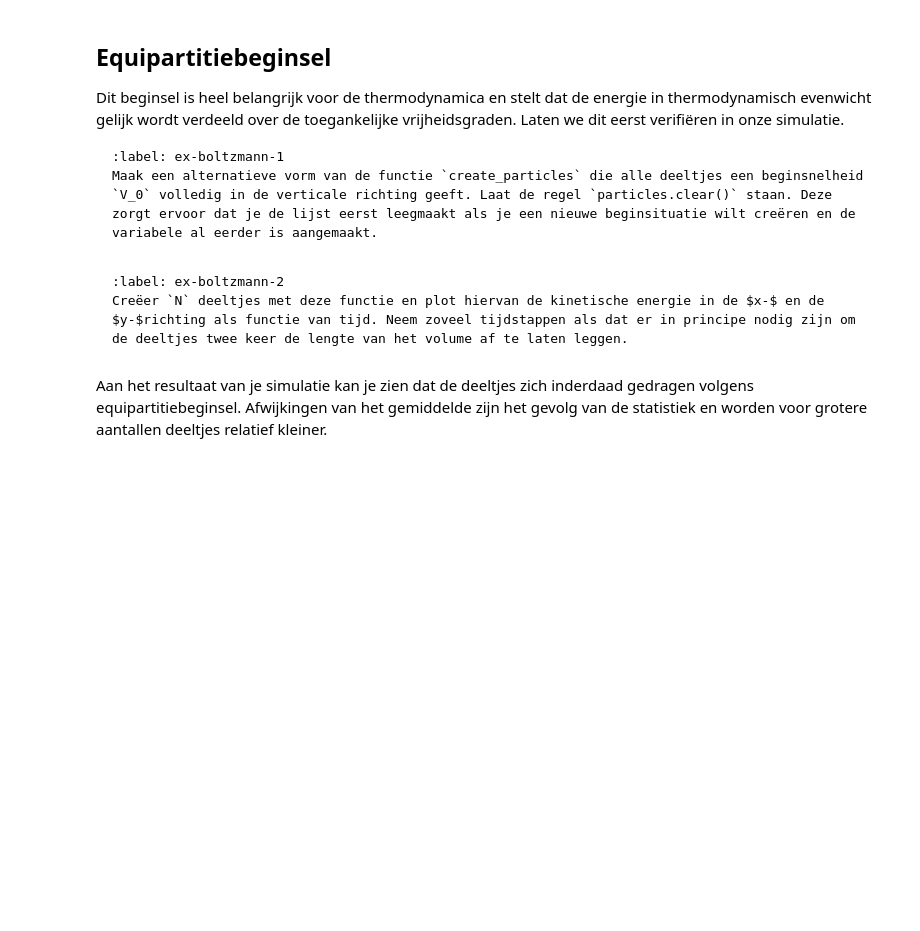
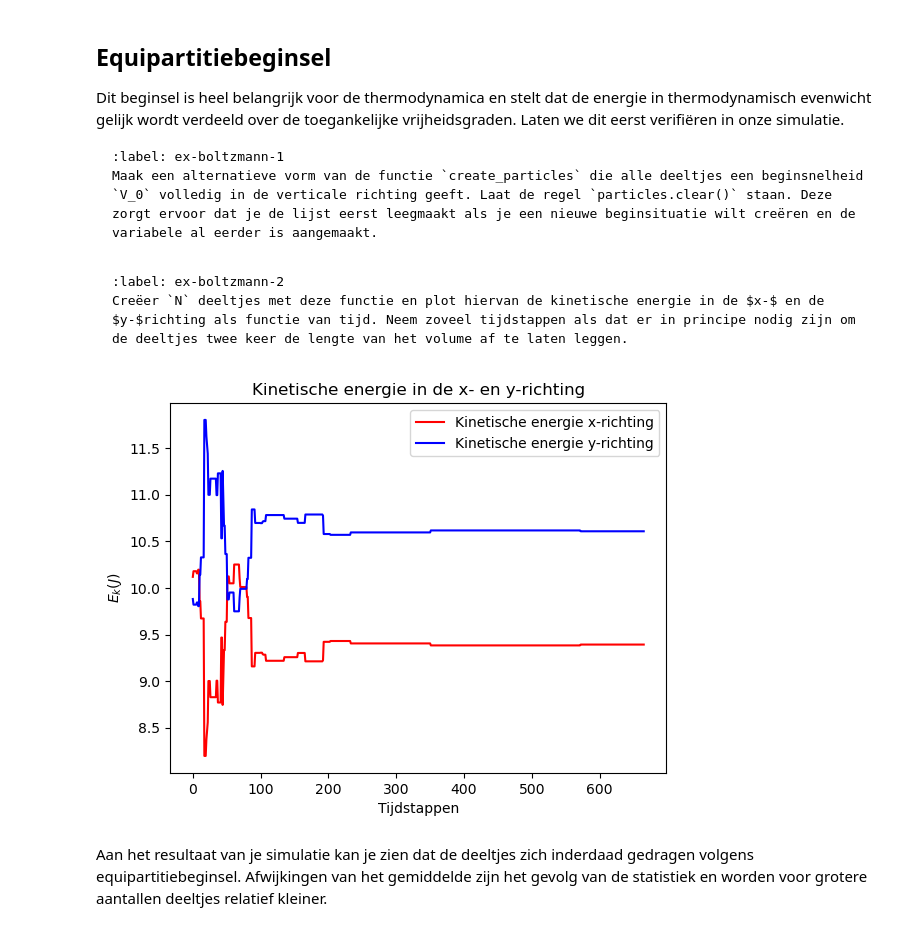
Before and after one commit to Monjano/Monjano-Schebal-IP2, a Jupyter notebook: Content/PySim/6_boltzmann.ipynb, the cells around one changed output. Drawn from its saved outputs; the diff is of its cells as text; code cells hidden in the pictures; blank space fills up the shorter version.

````diff
--- a/Content/PySim/6_boltzmann.ipynb
+++ b/Content/PySim/6_boltzmann.ipynb
@@ -160,8 +164,36 @@ def create_uniform_particles(particles):
 Creëer `N` deeltjes met deze functie en plot hiervan de kinetische energie in de $x-$ en de $y-$richting als functie van tijd. Neem zoveel tijdstappen als dat er in principe nodig zijn om de deeltjes twee keer de lengte van het volume af te laten leggen.
 ```
 # %%
+#tijd die nodig is om boxlengte 2x af te leggen
+t_total = 2 * BOX_SIZE_0/V_0
+#tijdstappen
+t_steps = int(t_total/DT)
+#lege lijsten maken
+Ek_x_list = []
+Ek_y_list = []
 
-#your code/answer
+#loop simulatie
+for step in range(t_steps):
+    for p in particles:
+        p.r += p.v*DT
+    handle_collisions(particles)
+    #kinetische energie berekenen
+    Ek_x = 0.5 * sum(p.m * p.v[0]**2 for p in particles)
+    Ek_y = 0.5 * sum(p.m * p.v[1]**2 for p in particles)
+    Ek_x_list.append(Ek_x)
+    Ek_y_list.append(Ek_y)
+
+#plot maken
+plt.figure()
+plt.plot(range(t_steps), Ek_x_list, c="red", label="Kinetische energie x-richting")
+plt.plot(range(t_steps), Ek_y_list, c="blue", label="Kinetische energie y-richting")
+plt.xlabel("Tijdstappen")
+plt.ylabel("$E_k(J)$")
+plt.title("Kinetische energie in de x- en y-richting")
+plt.legend()
+plt.show()
+# %% [output]
+[figure, added]
 # %% [markdown]
 Aan het resultaat van je simulatie kan je zien dat de deeltjes zich inderdaad gedragen volgens equipartitiebeginsel. Afwijkingen van het gemiddelde zijn het gevolg van de statistiek en worden voor grotere aantallen deeltjes relatief kleiner.
 # %% [markdown]
````
Also changed, not shown: parts of 4 cells of this notebook.
